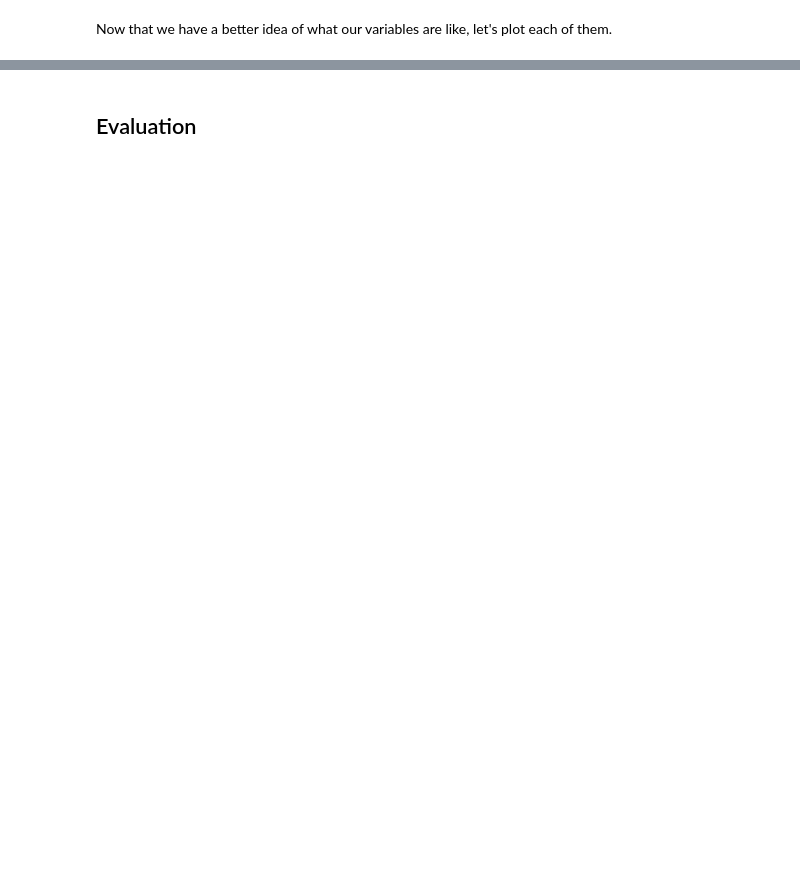
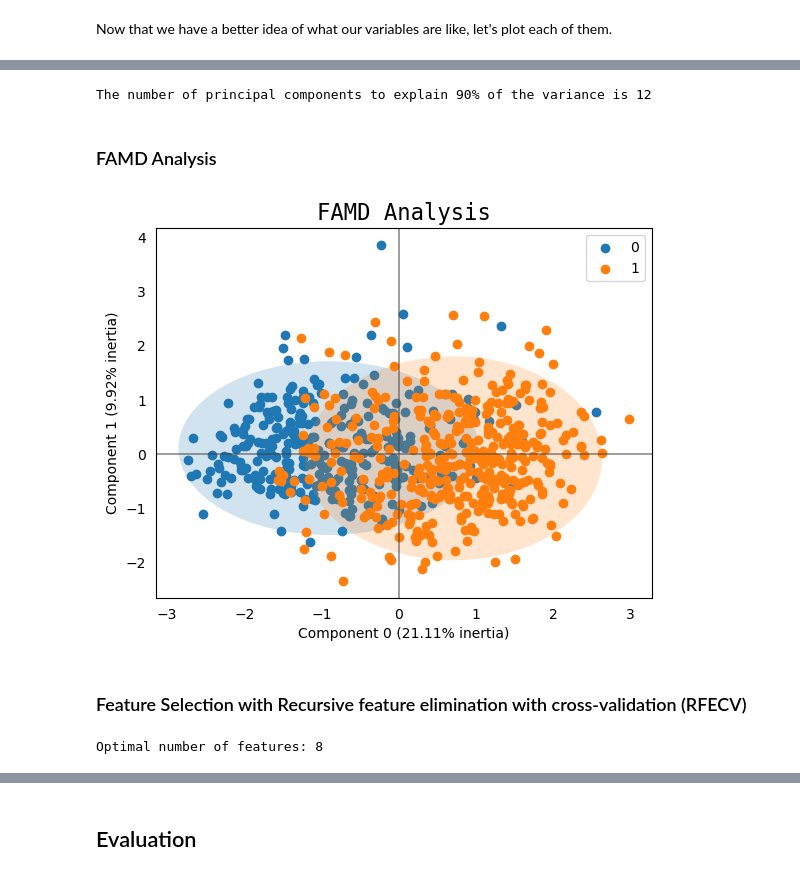
Before and after one commit to bronteee/machine-learning-projects, a Jupyter notebook: mlprojects/project3/project3.ipynb, the cells around one changed output, grey strips where cells are left out. Cells and saved outputs as stored; diff of their text form; code cells hidden in the pictures; blank space fills up the shorter version.

Commit message:
Complete project 3 analysis

```diff
--- a/mlprojects/project3/project3.ipynb
+++ b/mlprojects/project3/project3.ipynb
@@ -118,0 +167,32 @@ plt.show()
+# %%
+print(f'The number of principal components to explain 90% of the variance is {pca.principal_components}')
+# %% [output]
+The number of principal components to explain 90% of the variance is 12
+# %% [markdown]
+### FAMD Analysis
+# %%
+# Apply FAMD to data
+famd = FAMD(n_components=2, n_iter=3, copy=True, check_input=True, engine='auto', random_state=42)
+famd.fit(train_data.drop(columns=['HeartDisease']))
+projected_famd = famd.transform(train_data.drop(columns=['HeartDisease']))
+fig, ax = plt.subplots()
+famd.plot_row_coordinates(train_data, ax=ax, color_labels=train_data['HeartDisease'],)
+ax.set_title('FAMD Analysis', fontdict=font_dict)
+ax.grid(False)
+# %% [output]
+[figure, added]
+# %% [markdown]
+### Feature Selection with Recursive feature elimination with cross-validation (RFECV)
+# %%
+from sklearn.feature_selection import RFECV
+from sklearn.model_selection import StratifiedKFold
+from sklearn.linear_model import LogisticRegression
+
+min_features_to_select = 1
+cv = StratifiedKFold(n_splits=5, shuffle=True, random_state=42)
+estimator = LogisticRegression(max_iter=1000, random_state=42)
+selector = RFECV(estimator, step=1, cv=cv, scoring='accuracy', min_features_to_select=min_features_to_select)
+selector = selector.fit(projected, train_data_dummies['HeartDisease'])
+print(f'Optimal number of features: {selector.n_features_}')
+# %% [output]
+Optimal number of features: 8
```
Also changed, not shown: parts of 36 cells of this notebook, 14 other files.
